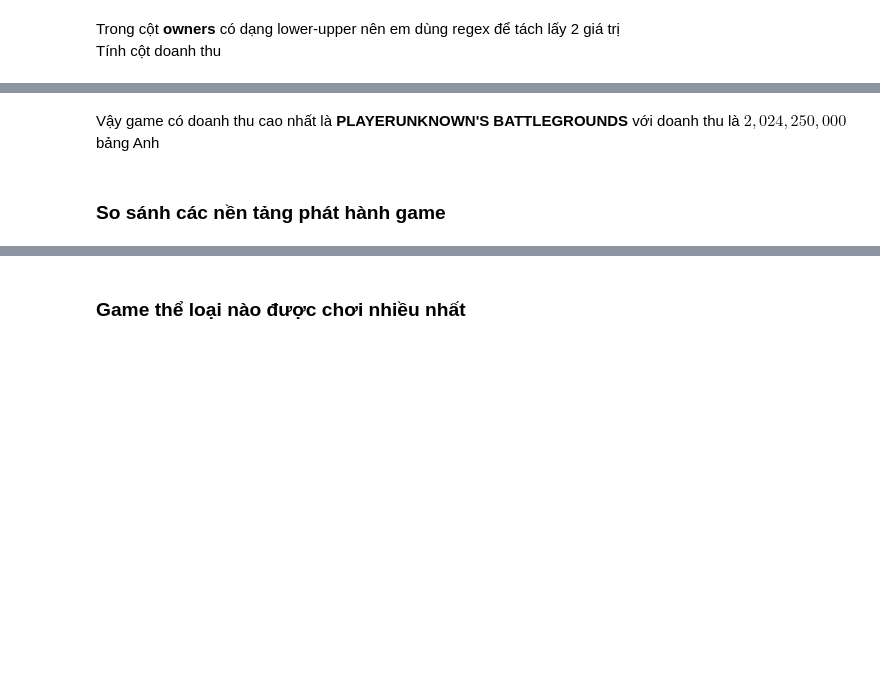
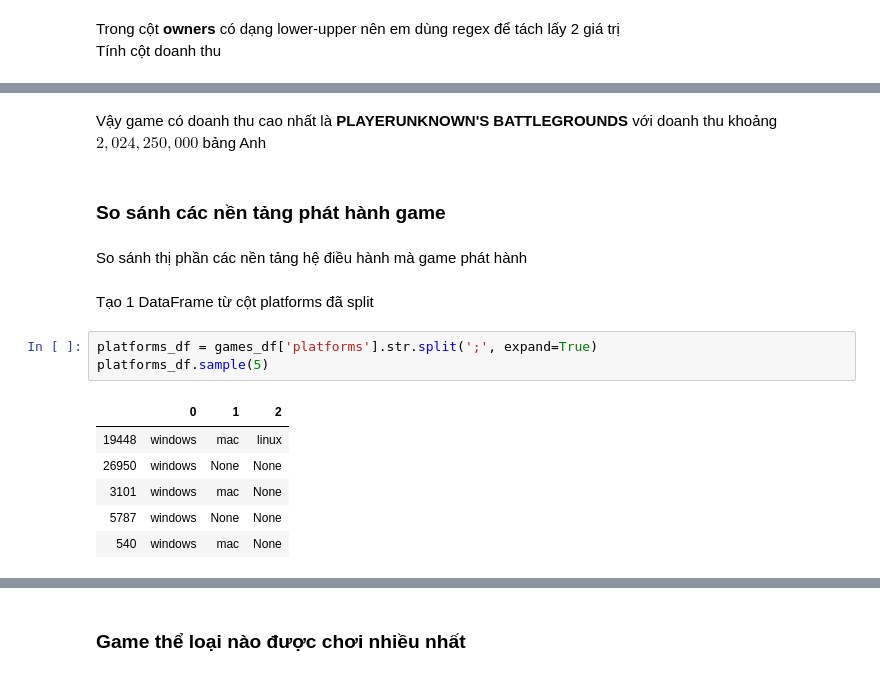
Before and after one commit to remrem12/KHDL, a Jupyter notebook: 1712613-BuiHuuNghia.ipynb, the cells around one changed output, grey strips where cells are left out. Drawn from its saved outputs; the diff is of its cells as text; blank space fills up the shorter version.

```diff
--- a/1712613-BuiHuuNghia.ipynb
+++ b/1712613-BuiHuuNghia.ipynb
@@ -208,4 +227,18 @@ games_df.iloc[12836, 18]
 # %% [markdown]
-Vậy game có doanh thu cao nhất là **PLAYERUNKNOWN'S BATTLEGROUNDS** với doanh thu là $2,024,250,000$ bảng Anh
+Vậy game có doanh thu cao nhất là **PLAYERUNKNOWN'S BATTLEGROUNDS** với doanh thu khoảng $2,024,250,000$ bảng Anh
 # %% [markdown]
 ### So sánh các nền tảng phát hành game
+# %% [markdown]
+So sánh thị phần các nền tảng hệ điều hành mà game phát hành
+# %% [markdown]
+Tạo 1 DataFrame từ cột platforms đã split
+# %%
+platforms_df = games_df['platforms'].str.split(';', expand=True)
+platforms_df.sample(5)
+# %% [output]
+|  | 0 | 1 | 2 |
+| 19448 | windows | mac | linux |
+| 26950 | windows | None | None |
+| 3101 | windows | mac | None |
+| 5787 | windows | None | None |
+| 540 | windows | mac | None |
```
Also changed, not shown: parts of 12 cells of this notebook.
